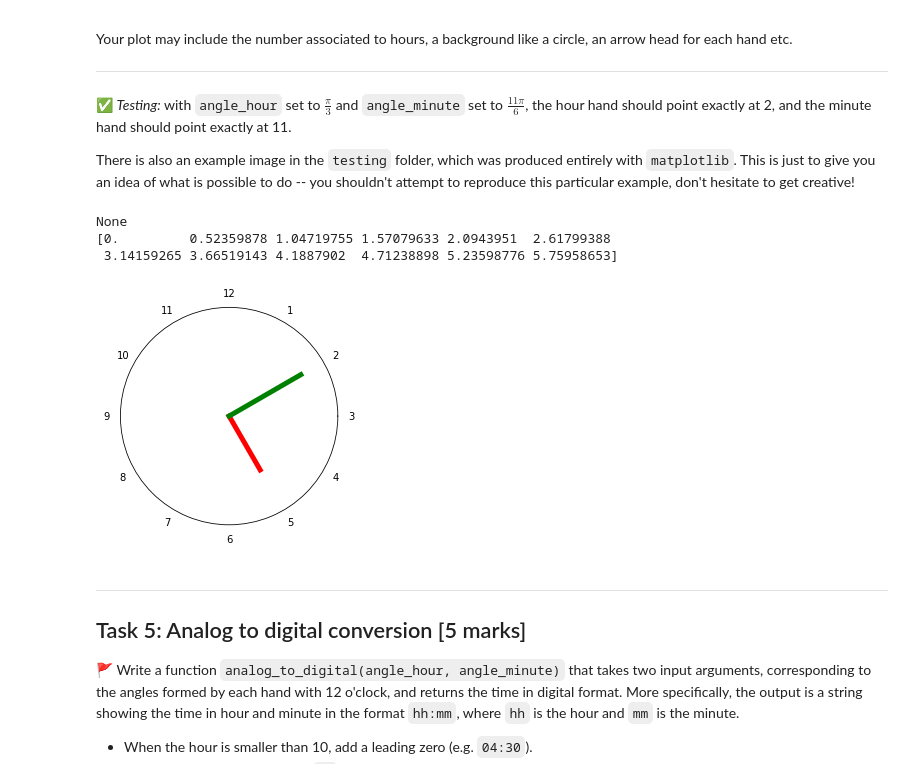
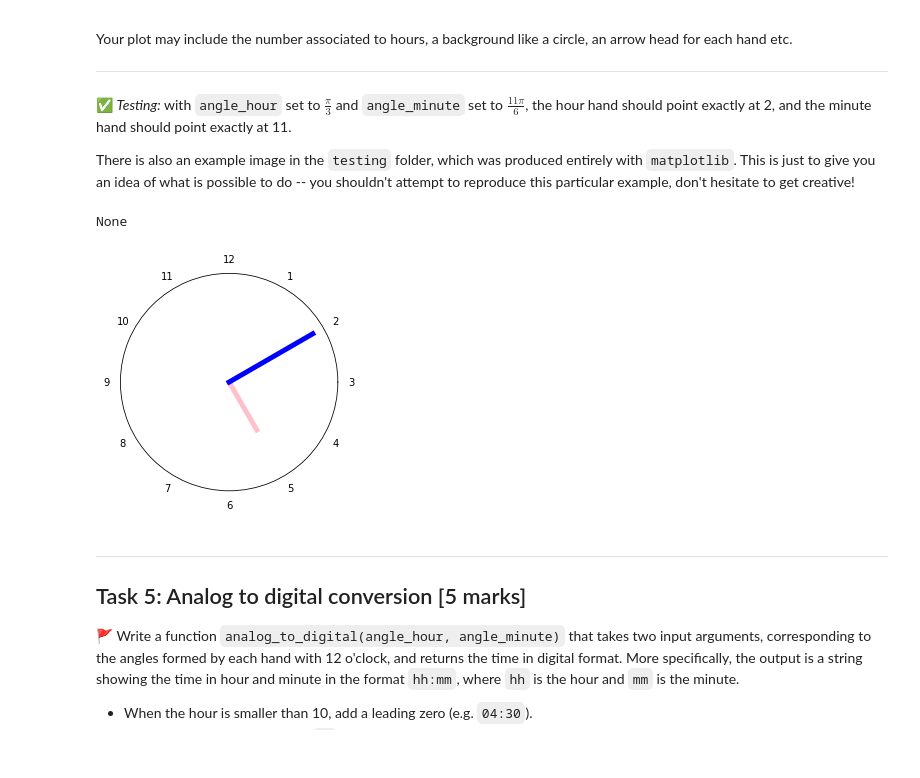
Before and after one commit to primroseisaseal/python-project, a Jupyter notebook: project_1.ipynb, the cells around one changed output. Drawn from its saved outputs; the diff is of its cells as text; code cells hidden in the pictures.

```diff
--- a/project_1.ipynb
+++ b/project_1.ipynb
@@ -250,29 +250,26 @@ There is also an example image in the `testing` folder, which was produced entir
 # %%
 #polar plot https://matplotlib.org/stable/gallery/pie_and_polar_charts/polar_demo.html
 #draw clock
 def draw_clock(angle_hour,angle_minute):
     angle_y_hour = np.pi/2 - angle_hour
     angle_y_minute  = np.pi/2 - angle_minute
     slope_hour = np.tan(angle_y_hour)
     slope_minute = np.tan(angle_y_minute)
     fig, ax = plt.subplots(subplot_kw={'projection': 'polar'})
     plt.setp(ax.get_yticklabels(), visible=False)
     ax.grid(False)
     ax.set_xticks(np.array([5.23598776, 5.75958653, 0, 0.52359878, 1.04719755, 1.57079633, 2.0943951,  2.61799388,3.14159265, 3.66519143, 4.1887902,  4.71238898]))
     ax.set_xticklabels(range(1,13))
     ax.set_theta_direction(-1)
     ax.plot(2*np.pi*1, 1.5)
-    ax.plot([angle_hour,angle_hour], [0,0.9], color="r", linewidth=5)
-    ax.plot([angle_minute,angle_minute], [0,1.2], color="g", linewidth=5)
+    ax.plot([angle_hour,angle_hour], [0,0.8], color="pink", linewidth=5)
+    ax.plot([angle_minute,angle_minute], [0,1.4], color="blue", linewidth=5)
 
 
 print(draw_clock(np.pi/3,np.pi*11/6))
-print(np.linspace(0, np.pi*2, 12, endpoint=False))
 # %% [output]
 None
-[0.         0.52359878 1.04719755 1.57079633 2.0943951  2.61799388
- 3.14159265 3.66519143 4.1887902  4.71238898 5.23598776 5.75958653]
-[figure, old version]
+[figure, new version]
 # %% [markdown]
 ---
 ## Task 5: Analog to digital conversion [5 marks]
```
